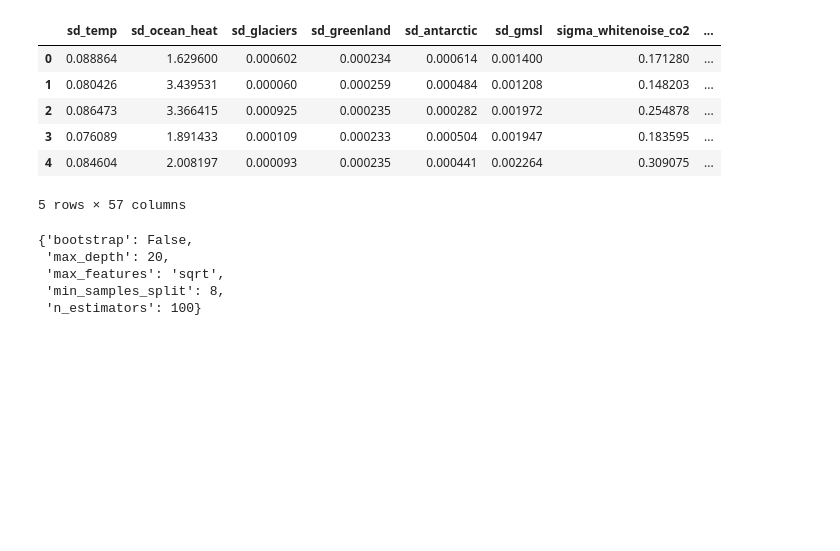
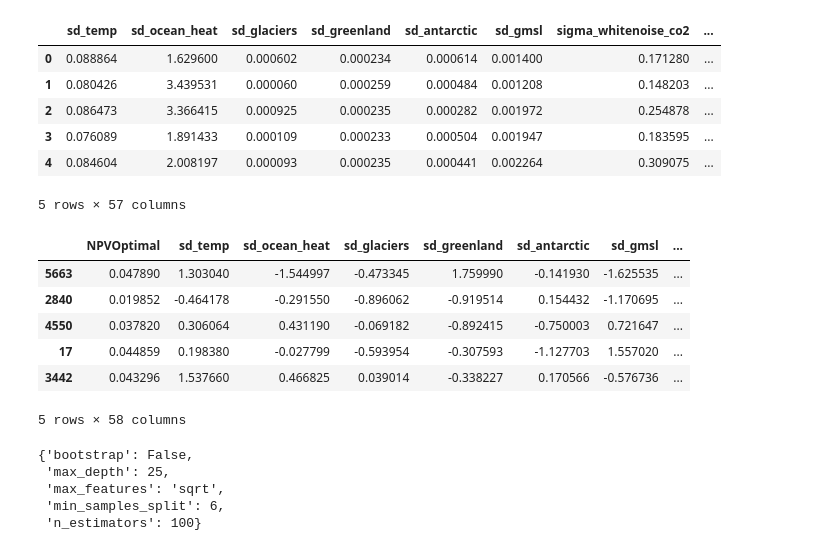
Before and after one commit to Prasannar07/Sea-level-rise, a Jupyter notebook: sneasybrick-ciam.ipynb, the cells around one changed output. Drawn from its saved outputs; the diff is of its cells as text; code cells hidden in the pictures; blank space fills up the shorter version.

```diff
--- a/sneasybrick-ciam.ipynb
+++ b/sneasybrick-ciam.ipynb
@@ -50,15 +50,25 @@ df_train = y_train.join(X_train)
 df_test = y_test.join(X_test)
 y_train = np.ravel(y_train)
 y_test = np.ravel(y_test)
+# %%
+df_train.head()
+# %% [output]
+|  | NPVOptimal | sd_temp | sd_ocean_heat | sd_glaciers | sd_greenland | sd_antarctic | sd_gmsl | ... |
+| 5663 | 0.047890 | 1.303040 | -1.544997 | -0.473345 | 1.759990 | -0.141930 | -1.625535 | ... |
+| 2840 | 0.019852 | -0.464178 | -0.291550 | -0.896062 | -0.919514 | 0.154432 | -1.170695 | ... |
+| 4550 | 0.037820 | 0.306064 | 0.431190 | -0.069182 | -0.892415 | -0.750003 | 0.721647 | ... |
+| 17 | 0.044859 | 0.198380 | -0.027799 | -0.593954 | -0.307593 | -1.127703 | 1.557020 | ... |
+| 3442 | 0.043296 | 1.537660 | 0.466825 | 0.039014 | -0.338227 | 0.170566 | -0.576736 | ... |
+5 rows × 58 columns
 # %%
 # Defining hyperparameters and fitting the model
 
 reg=RandomForestRegressor(random_state=42)
 param_grid = {
-            "n_estimators"      : [100, 105, 115, 120, 125, 130],
+            "n_estimators"      : [50, 60, 100, 105, 115, 120],
             "max_features"      : ["sqrt"],
-            "min_samples_split" : [4,5,7,8],
-            "max_depth": [5,7,10,12,15,20],
+            "min_samples_split" : [4,5,6,7,8],
+            "max_depth": [12,15,20,22,25,30],
             "bootstrap": [True, False],
             }
 
@@ -70,7 +80,7 @@ CV_reg.fit(X_train, y_train)
 CV_reg.best_params_
 # %% [output]
 {'bootstrap': False,
- 'max_depth': 20,
+ 'max_depth': 25,
  'max_features': 'sqrt',
- 'min_samples_split': 8,
+ 'min_samples_split': 6,
  'n_estimators': 100}
```
Also changed, not shown: parts of 5 cells of this notebook, 1 other file.
